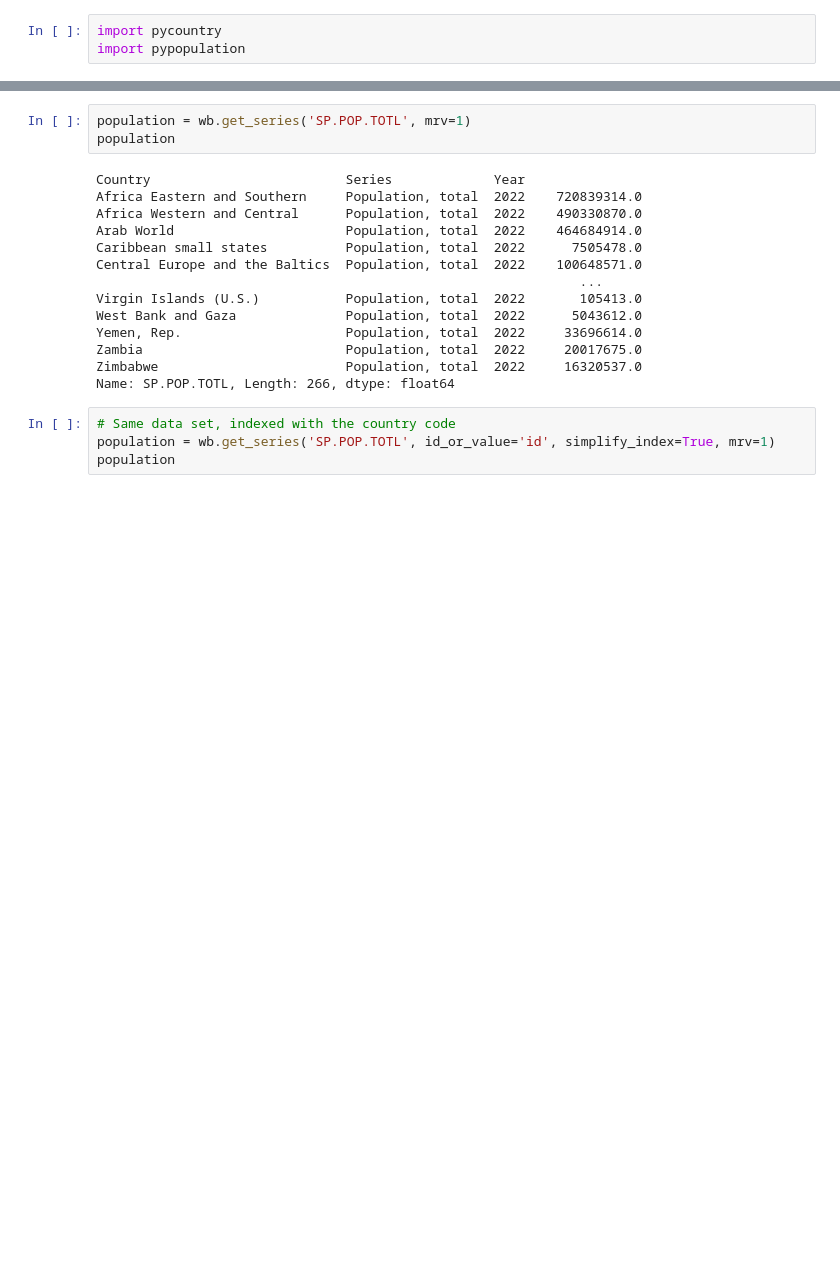
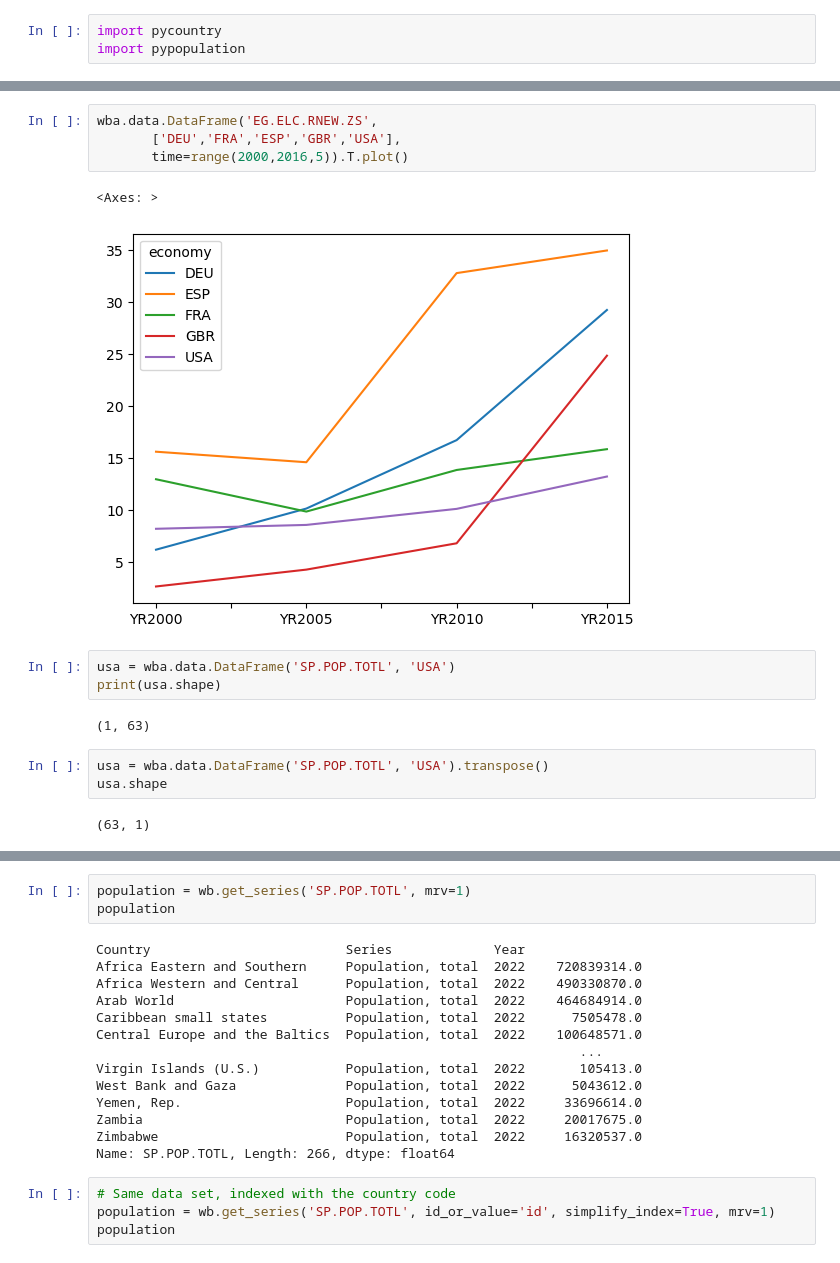
Before and after one commit to jpmckeown/explore-clean-demo, a Jupyter notebook: population.ipynb, the cells around one changed output, grey strips where cells are left out. Drawn from its saved outputs; the diff is of its cells as text; blank space fills up the shorter version.

```diff
--- a/population.ipynb
+++ b/population.ipynb
@@ -14,0 +150,17 @@ import world_bank_data as wb
+# %%
+wba.data.DataFrame('EG.ELC.RNEW.ZS',
+       ['DEU','FRA','ESP','GBR','USA'],
+       time=range(2000,2016,5)).T.plot()
+# %% [output]
+<Axes: >
+[figure, added]
+# %%
+usa = wba.data.DataFrame('SP.POP.TOTL', 'USA')
+print(usa.shape)
+# %% [output]
+(1, 63)
+# %%
+usa = wba.data.DataFrame('SP.POP.TOTL', 'USA').transpose()
+usa.shape
+# %% [output]
+(63, 1)
```
Also changed, not shown: parts of 14 cells of this notebook.
